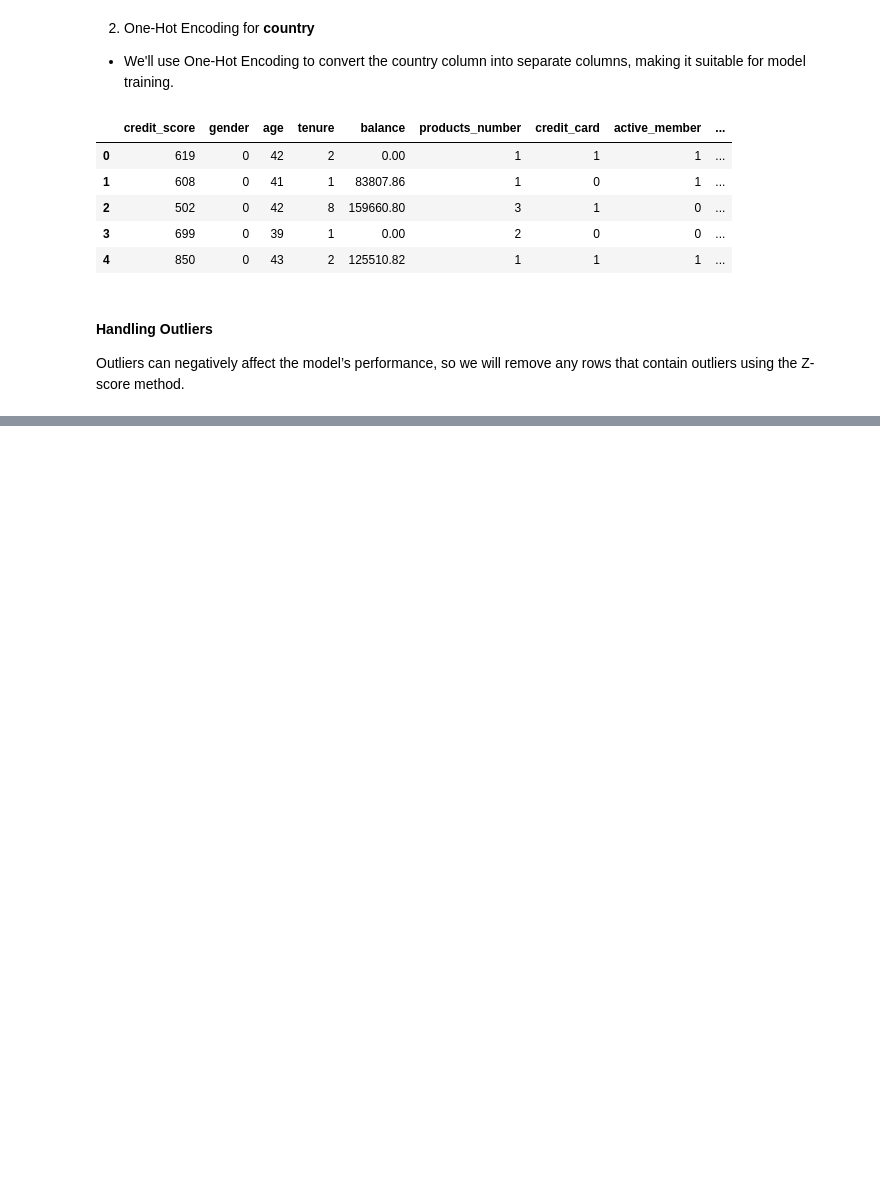
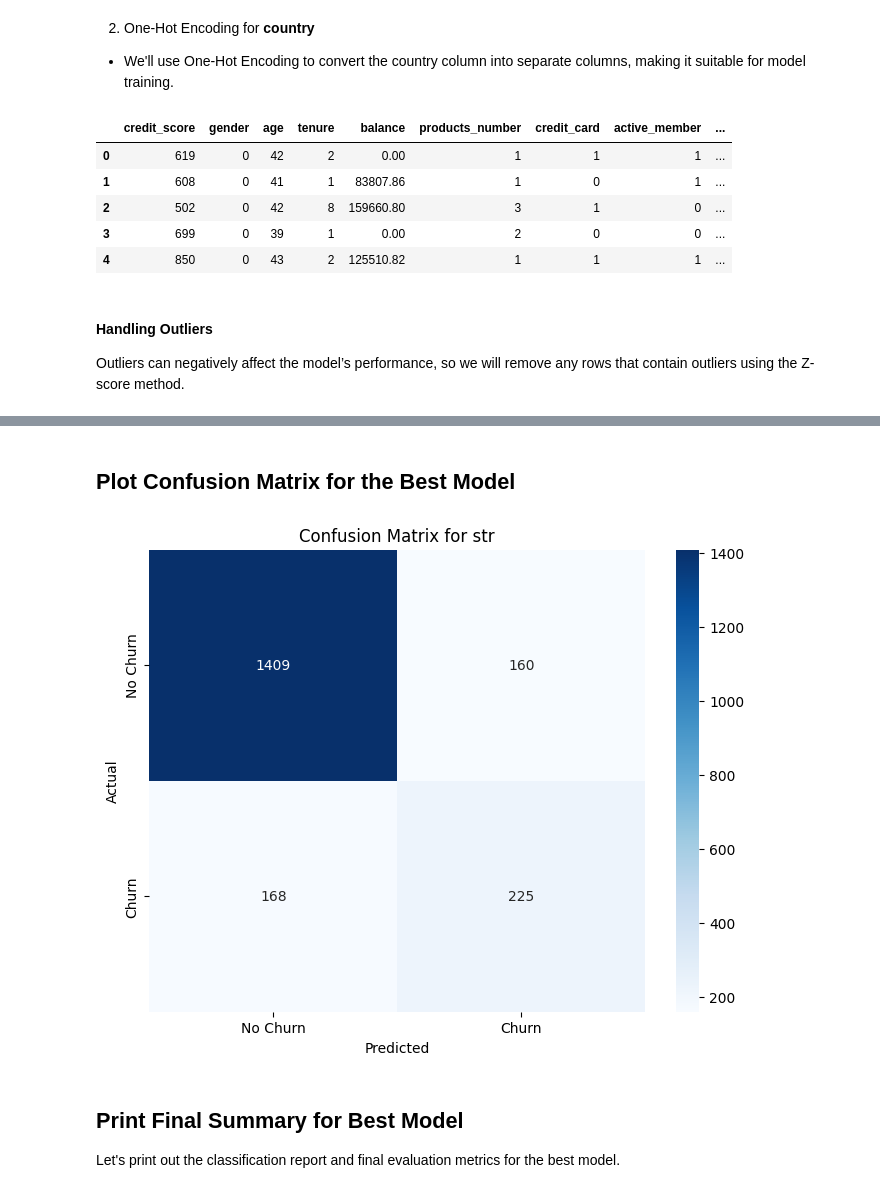
Before and after one commit to Fady-Faltaows/Customer-Churn-Prediction, a Jupyter notebook: churn_customer.ipynb, the cells around one changed output, grey strips where cells are left out. Saved outputs shown, nothing was run; the diff lists cells and outputs as text; code cells hidden in the pictures; blank space fills up the shorter version.

```diff
--- a/churn_customer.ipynb
+++ b/churn_customer.ipynb
@@ -363,12 +372,5 @@ This ensures that the model is not overfitting and gives us a better idea of how
 # %%
-from sklearn.model_selection import train_test_split
+X = data.drop("churn", axis=1)
+y = data["churn"]
 
-# Define features and target
-X = data.drop(['churn'], axis=1)
-y = data['churn']
-
-# Perform train-test split
-X_train, X_test, y_train, y_test = train_test_split(X, y, test_size=0.2, random_state=42, stratify=y)
-
-print("Training set size:", X_train.shape)
-print("Test set size:", X_test.shape)
+X_train, X_test, y_train, y_test = train_test_split(X, y, stratify=y, test_size=0.2, random_state=42)
@@ -446,0 +589,15 @@ Class distribution after SMOTE: Counter({0: 6272, 1: 6272})
+# %% [markdown]
+## Plot Confusion Matrix for the Best Model
+# %%
+cm = confusion_matrix(y_test, y_pred)
+plt.figure(figsize=(8, 6))
+sns.heatmap(cm, annot=True, fmt='d', cmap='Blues', xticklabels=['No Churn', 'Churn'], yticklabels=['No Churn', 'Churn'])
+plt.title(f'Confusion Matrix for {best_technique_by_test.__class__.__name__}')
+plt.xlabel('Predicted')
+plt.ylabel('Actual')
+plt.show()
+# %% [output]
+[figure, added]
+# %% [markdown]
+## Print Final Summary for Best Model
+Let's print out the classification report and final evaluation metrics for the best model.
```
Also changed, not shown: parts of 24 cells of this notebook, 1 other file.
